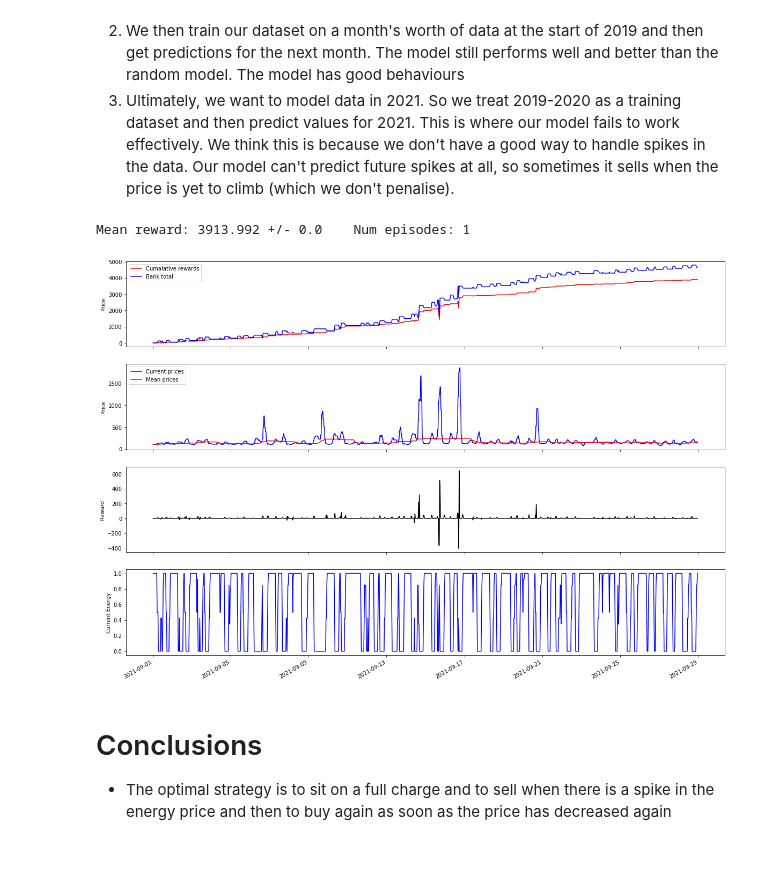
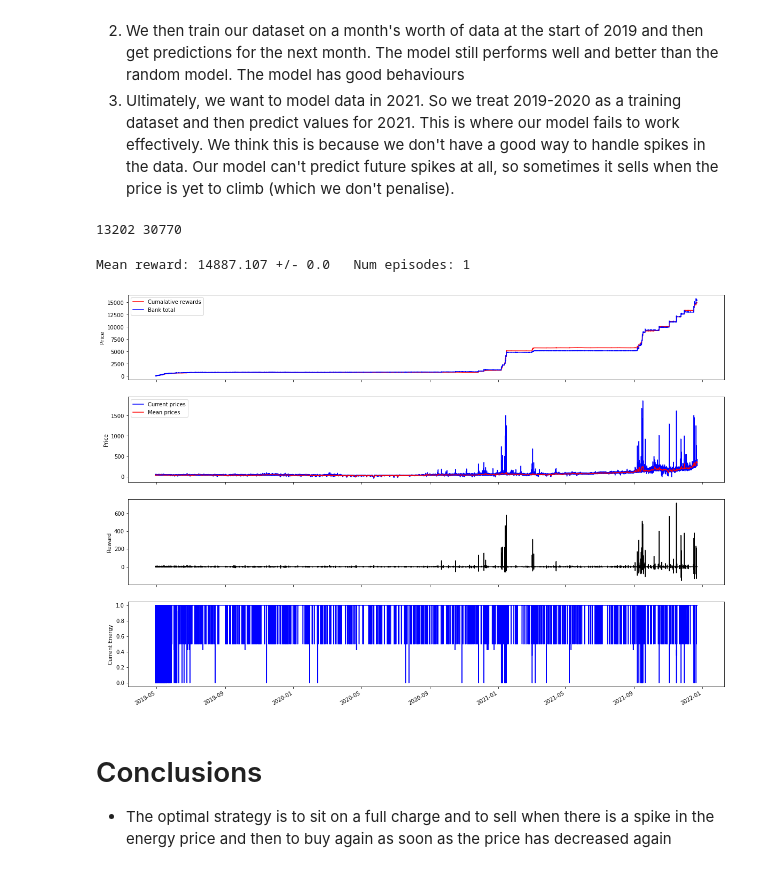
Before and after one commit to rlaker/Hackathon, a Jupyter notebook: submission.ipynb, the cells around one changed output. Drawn from its saved outputs; the diff is of its cells as text; code cells hidden in the pictures.

```diff
--- a/submission.ipynb
+++ b/submission.ipynb
@@ -76,20 +76,48 @@ from stable_baselines3.common.vec_env import DummyVecEnv
 
 epex = load.epex().load()
 price_array = epex['apx_da_hourly'].values
+# %%
+start_of_2020 = None
+start_of_2021 = None
+
+for idx, (i, row) in enumerate(epex.iterrows()):
+    if i.year > 2019 and start_of_2020 is None:
+        start_of_2020 = idx
+    if i.year > 2020 and start_of_2021 is None:
+        start_of_2021 = idx
+        break
+print(start_of_2020, start_of_2021)
+# %% [output]
+13202 30770
 # %%
 loaded_model = PPO.load("Models/train_first_month.zip")
 # %%
 %matplotlib inline
-# test on september
-test_start_idx = 42434 # end_idx # start_of_2020 # end_idx # start_of_2020 # 2*24*7
-test_end_idx =  test_start_idx + 4*7*24*2 # -1 # start_of_2021 # 2*end_idx # start_of_2021 # 30770 + 2*24*7
+
+period = 'all'
+# period = 'sept'
+
+if period == 'sept':
+    # test on september
+    test_start_idx = 42434 # end_idx # start_of_2020 # end_idx # start_of_2020 # 2*24*7
+    test_end_idx =  test_start_idx + 4*7*24*2 # -1 # start_of_2021 # 2*end_idx # start_of_2021 # 30770 + 2*24*7
+elif period == 'all':
+    test_start_idx = 4*7*24*2
+    test_end_idx =  -1
+elif period == '2020':
+    test_start_idx = start_of_2020
+    test_end_idx =  start_of_2021
+elif period == '2021':
+    test_start_idx = start_of_2021
+    test_end_idx =  -1
+
 test_price_array = price_array[test_start_idx:test_end_idx]
 
 new_env =  DummyVecEnv([lambda: helpers.energy_price_env(test_price_array)])
 mean_reward_after_train = helpers.evaluate(loaded_model, new_env=new_env, num_episodes=1, index=epex.index[test_start_idx:test_end_idx])
 # %% [output]
-Mean reward: 3913.992 +/- 0.0    Num episodes: 1
+Mean reward: 14887.107 +/- 0.0   Num episodes: 1
-[figure, old version]
+[figure, new version]
 # %% [markdown]
 # Conclusions
 
```
